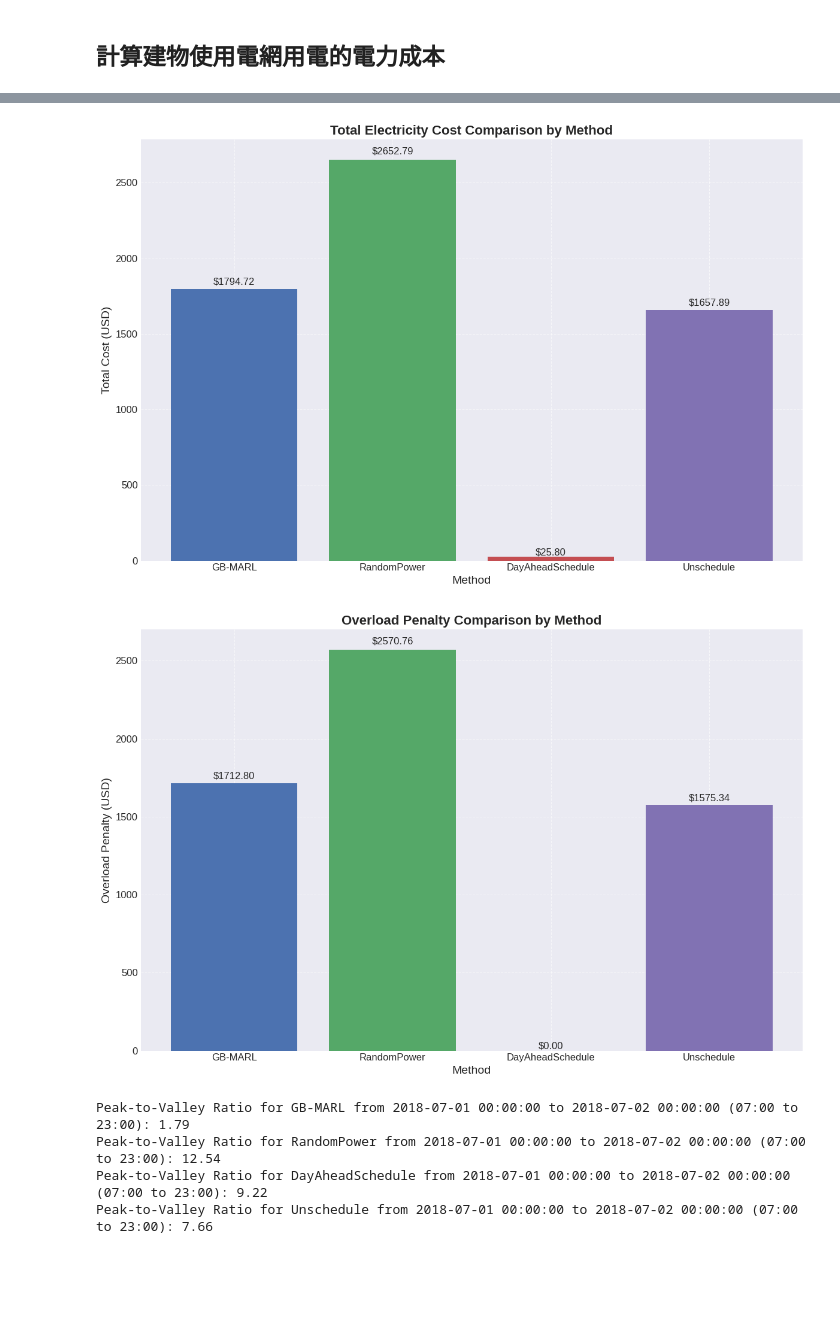
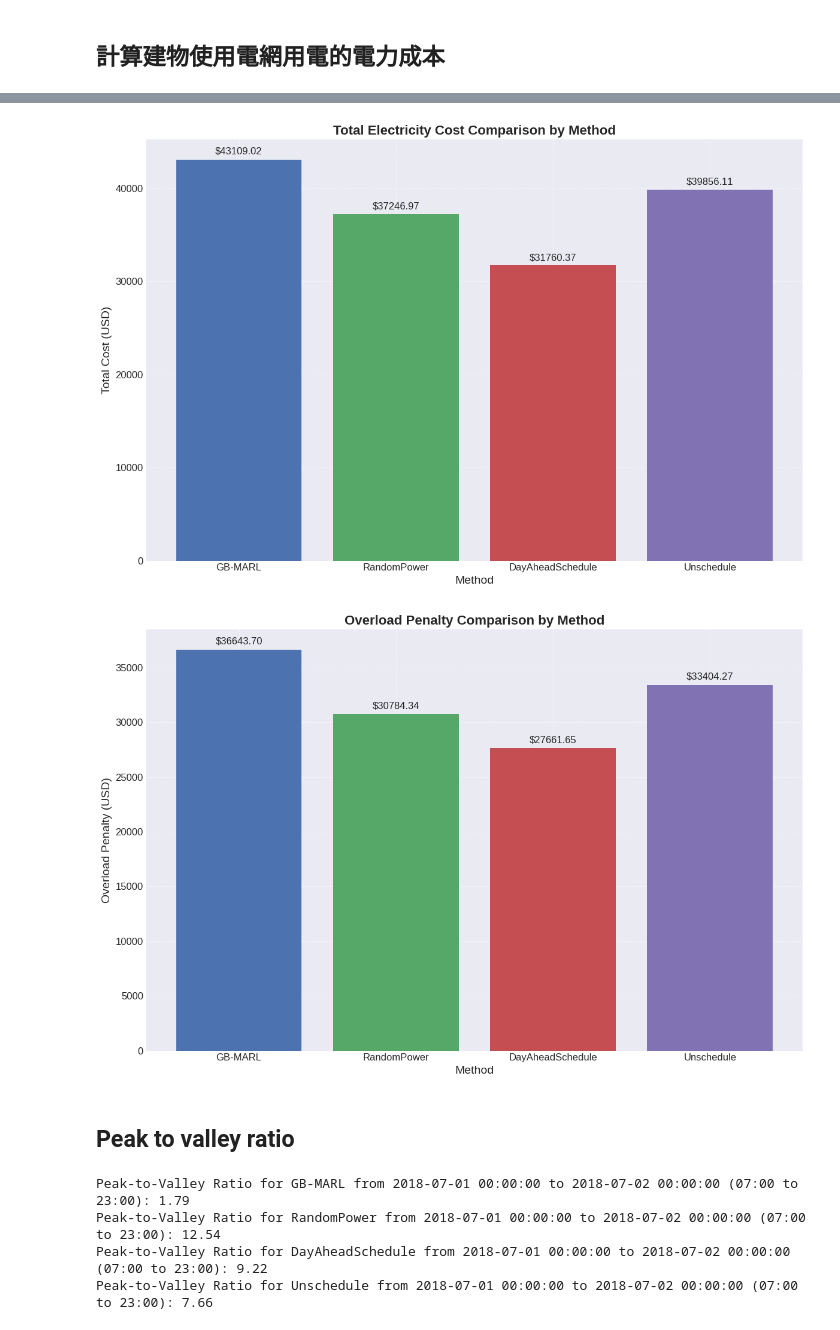
Before and after one commit to carlwang49/MY_WORK, a Jupyter notebook: Evaluation.ipynb, the cells around one changed output, grey strips where cells are left out. Cells and saved outputs as stored; diff of their text form; code cells hidden in the pictures; blank space fills up the shorter version.

```diff
--- a/Evaluation.ipynb
+++ b/Evaluation.ipynb
@@ -101,7 +101,7 @@ def plot_load_history(file_path, start_date, end_date):
     plt.tight_layout()
     plt.show()
 # %%
-file_path = './Result/TEST/11/building_loading_history.csv'  # Modify this to the path of your load history file
+file_path = './Result/TEST/10/building_loading_history.csv'  # Modify this to the path of your load history file
 start_date = '2018-07-01'
 end_date = '2018-07-02'
 
@@ -181,4 +146,0 @@ def visualize_cost(df_filtered):
-# %%
-df_filtered, total_cost = calculate_cost(df, start_time, end_time)
-print(f'Total Cost from {start_time} to {end_time}: {total_cost:.2f}')
-visualize_cost(df_filtered)
@@ -190,2 +146,0 @@ Total Cost from 2018-07-01 08:00:00 to 2018-07-01 18:00:00: 92.44
-# %%
-df = pd.read_csv('./Result/VDN/1/charging_records.csv', parse_dates=['arrival_time', 'departure_time'])
@@ -233,10 +146,0 @@ def calculate_average_satisfaction(df):
-# %%
-# calculate satisfaction
-df = calculate_satisfaction(df)
-
-# calculate average satisfaction
-average_satisfaction = calculate_average_satisfaction(df)
-print(f'Average Satisfaction: {average_satisfaction:.2f}')
-
-# visualize satisfaction
-visualize_satisfaction(df)
@@ -250,7 +151,7 @@ from datetime import datetime
 
 # 選定的時間範圍
 start_time = datetime(2018, 7, 1)
-end_time = datetime(2018, 7, 2)
+end_time = datetime(2018, 7, 30)
 
 def set_real_time_price_range(real_time_price, start_time: datetime, end_time: datetime):
     real_time_price = real_time_price[(real_time_price['datetime'] >= start_time) & (real_time_price['datetime'] <= end_time)].copy()
@@ -302,7 +203,7 @@ def calculate_cost_and_penalty(df, real_time_price, start_time, end_time):
     return df_filtered, total_cost, total_overload_penalty
 
 # 讀取每個方法的 CSV 文件
-MADDPG_file = './Result/GB-MARL-TEST/4/building_loading_history.csv'
+MADDPG_file = './Result/TEST/10/building_loading_history.csv'
 Random_file = './Result/RandomPower/14/building_loading_history.csv'
 DayAhead_file = './Result/DayAheadSchedule/26/building_loading_history.csv'
 Unschedule_file = './Result/Unschedule/13/building_loading_history.csv'
@@ -383,5 +284,7 @@ Total overload penalty for Unschedule from 2018-07-01 00:00:00 to 2018-07-02 00:
-[figure, old version]
+[figure, new version]
-[figure, old version]
+[figure, new version]
+# %% [markdown]
+## Peak to valley ratio
 # %%
 import pandas as pd
 import matplotlib.pyplot as plt
```
Also changed, not shown: parts of 12 cells of this notebook, 3 other files.
